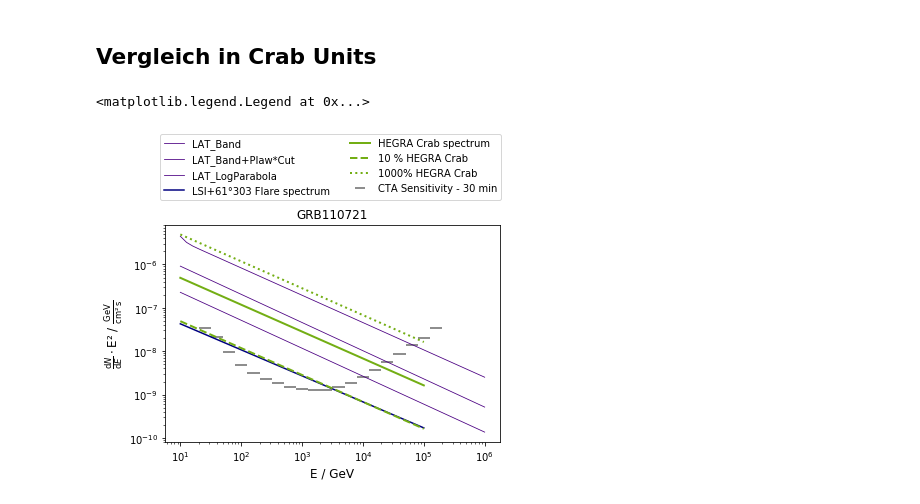
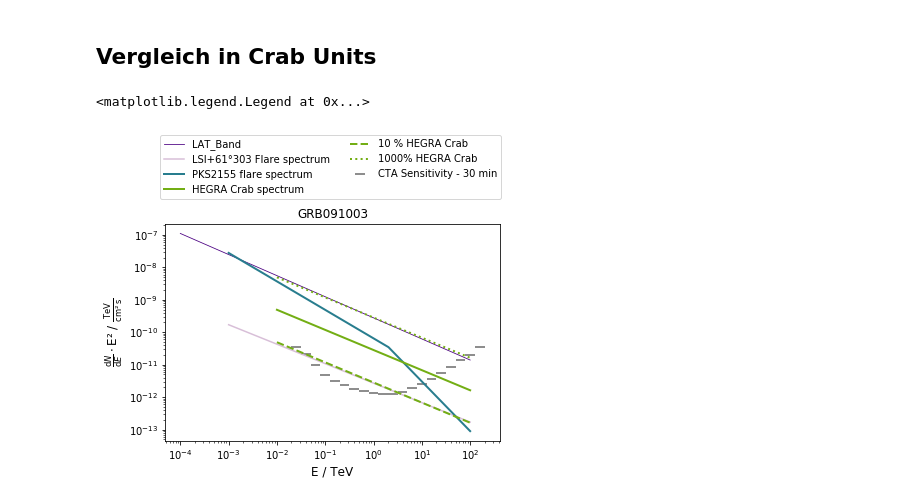
Before and after one commit to JanaMo/Project_Master, a Jupyter notebook: Spectral_Fits.ipynb, the cells around one changed output. Cells and saved outputs as stored; diff of their text form; code cells hidden in the pictures.

```diff
--- a/Spectral_Fits.ipynb
+++ b/Spectral_Fits.ipynb
@@ -16,6 +16,19 @@ from Sensitivity import plot_Sens
 from Sensitivity import plot_ctools_Crab, plot_HEGRA_Crab
 from Fitting_models import Plaw_LAT
 tugreen = '#73ae14'
+# %%
+cmap = plt.cm.get_cmap('viridis')
+viridis10 = cmap(0.1)
+viridis9 = cmap(0.2)
+viridis8 = cmap(0.28)
+viridis7 = cmap(0.35)
+viridis6 = cmap(0.42)
+viridis5 = cmap(0.5)
+viridis4 = cmap(0.6)
+viridis3= cmap(0.7)
+viridis2 = cmap(0.82)
+viridis1 = cmap(0.9)
+viridis0 = cmap(0.98)
 # %% [markdown]
 # <font color = #73ae14>   Relevance of spectra for simulation
 
@@ -132,11 +146,11 @@ Text(0.5,0,'E / GeV')
 X-ray binary with VHE gamma-rays
 # %%
 #Simple Power Law
-Phi0 = ufloat(2.7e-15,0.6e-15)
+Phi0 = ufloat(2.7e-12,0.6e-12)
 alpha = ufloat(2.6,0.2)
 
-Eplot = np.linspace(10,100000)
-plot_HEGRA_Crab(2,4,False)
+Eplot = np.linspace(0.001,100)
+plot_HEGRA_Crab(-2,2,False)
 
 Results = Plaw_u(Eplot,E0,Phi0,alpha)
 Values_LS = unp.nominal_values(Results)
@@ -148,6 +162,6 @@ plt.fill_between(Eplot,Values_LS-Errors_LS, Values_LS+Errors_LS,color='indigo',
 plt.xscale('log')
 plt.yscale('log')
 plt.legend(bbox_to_anchor=(0.01, 1.09, 1., .101),ncol=2)
-plt.ylabel(r'$\frac{\mathrm{d}N}{\mathrm{d}E}$/ $\frac{1}{\mathrm{cm}²\,\mathrm{s} \, \mathrm{GeV}}$', fontsize=13)
-plt.xlabel('E / GeV')
+plt.ylabel(r'$\frac{\mathrm{d}N}{\mathrm{d}E}$/ $\frac{1}{\mathrm{cm}²\,\mathrm{s} \, \mathrm{TeV}}$', fontsize=13)
+plt.xlabel('E / TeV')
 # %% [output]
@@ -308,14 +327,15 @@ Mittlere Fluence in erg/cm² 7.066e-05
 # %% [markdown]
 ## Vergleich in Crab Units
 # %%
-plot_Flux_Energy_LAT('GRB091003',1,6,True,False,1.99,'indigo')
-plot_Flux_Energy_LAT('GRB090926',1,6,True,False,1.99,'indigo')
-plot_Flux_Energy_LAT('GRB110721',1,6,True,False,1.99,'indigo')
-Eplot = np.linspace(10,100000)
-plt.plot(Eplot,Values_LS*Eplot*Eplot, color='navy',label='LSI+61°303 Flare spectrum')
-plot_Sens('Gev','binwise')
-plot_HEGRA_Crab(1,5,True)
+plot_Flux_Energy_LAT('GRB091003',-4,2,True,False,1.99,'indigo')
+#plot_Flux_Energy_LAT('GRB090926',-4,2,True,False,1.99,'indigo')
+#plot_Flux_Energy_LAT('GRB110721',-4,2,True,False,1.99,'indigo')
+Eplot = np.linspace(0.001,100)
+plt.plot(Eplot,Values_LS*Eplot*Eplot, color='thistle',label='LSI+61°303 Flare spectrum')
+plt.plot(Eplot,Values_Flare*Eplot*Eplot, color=viridis6,lw=2,label='PKS2155 flare spectrum')
+plot_Sens('Tev','binwise')
+plot_HEGRA_Crab(-2,2,True)
 plt.legend(bbox_to_anchor=(-0.03, 1.09, 1., .101),ncol=2)
 # %% [output]
 <matplotlib.legend.Legend at 0x...>
-[figure, old version]
+[figure, new version]
```
Also changed, not shown: parts of 11 cells of this notebook, 7 other files.
